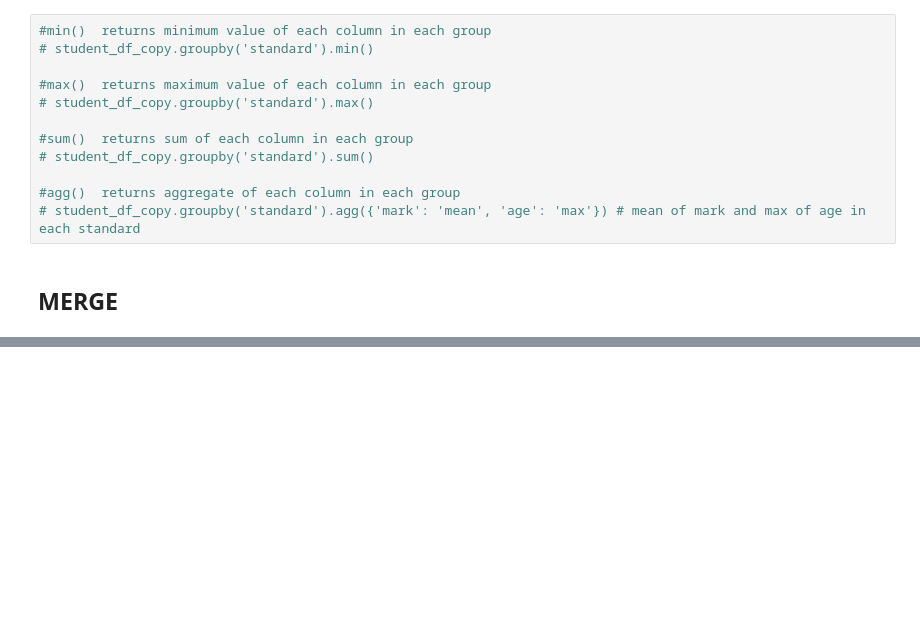
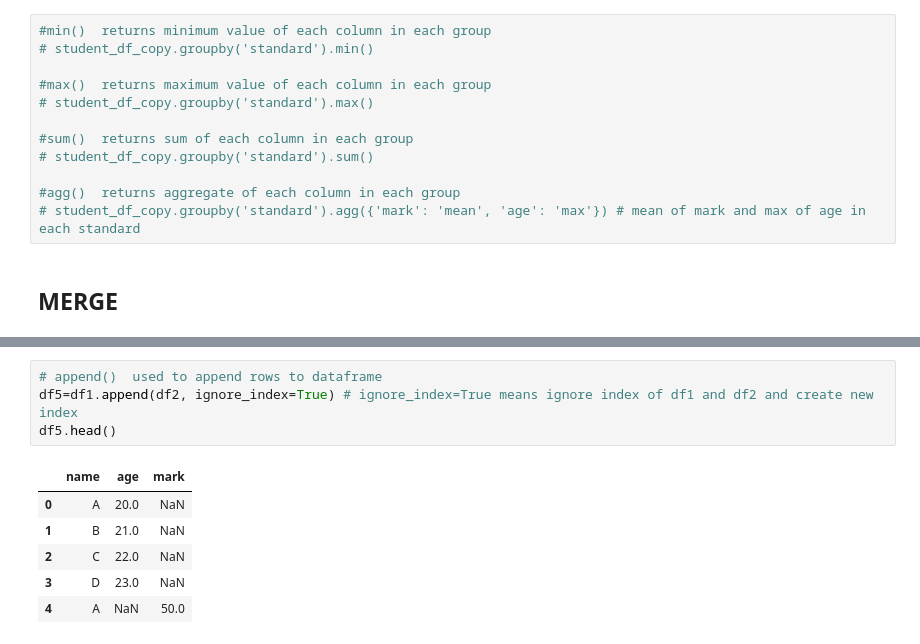
Before and after one commit to amrit-fuse/python, a Jupyter notebook: Pandas_practise.ipynb, the cells around one changed output, grey strips where cells are left out. Drawn from its saved outputs; the diff is of its cells as text; blank space fills up the shorter version.

```diff
--- a/Pandas_practise.ipynb
+++ b/Pandas_practise.ipynb
@@ -737,0 +766,11 @@ df3.head()
+# %%
+# append()  used to append rows to dataframe
+df5=df1.append(df2, ignore_index=True) # ignore_index=True means ignore index of df1 and df2 and create new index
+df5.head()
+# %% [output]
+|  | name | age | mark |
+| 0 | A | 20.0 | NaN |
+| 1 | B | 21.0 | NaN |
+| 2 | C | 22.0 | NaN |
+| 3 | D | 23.0 | NaN |
+| 4 | A | NaN | 50.0 |
```
Also changed, not shown: parts of 14 cells of this notebook, 3 other files.
